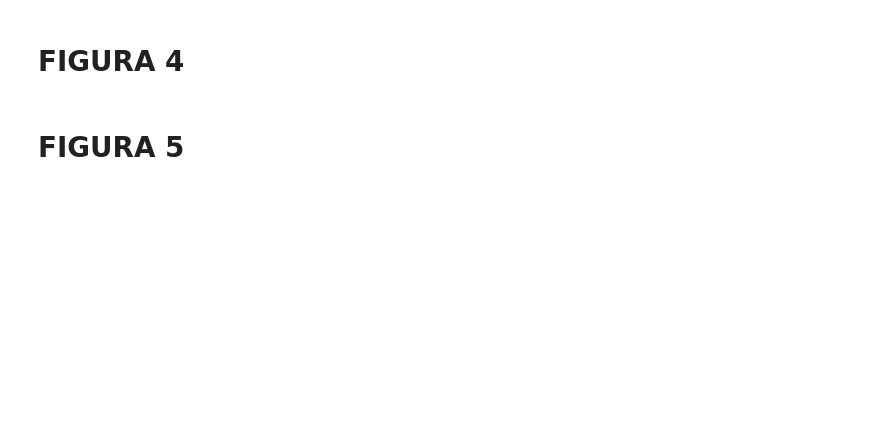
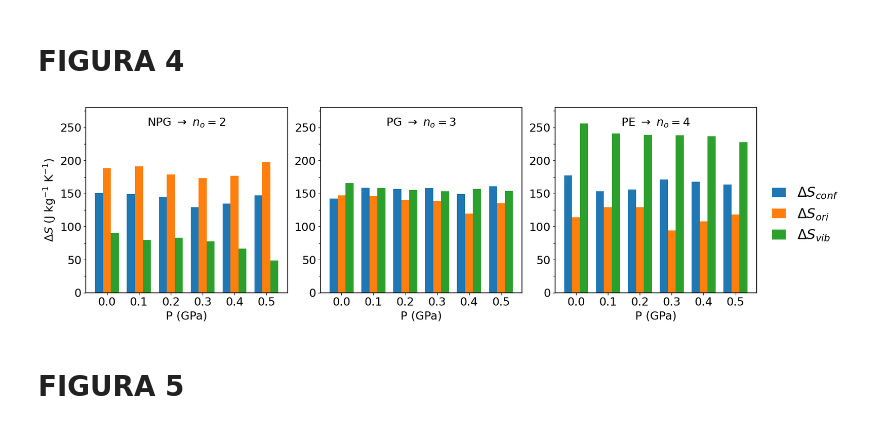
Before and after one commit to aressanu/ENTROPIES-25, a Jupyter notebook: grafics.ipynb, the cells around one changed output. Saved outputs shown, nothing was run; the diff lists cells and outputs as text; code cells hidden in the pictures; blank space fills up the shorter version.

```diff
--- a/grafics.ipynb
+++ b/grafics.ipynb
@@ -244,38 +218,40 @@ for idx, (ax, (material, vals)) in enumerate(zip(axes, data.items())):
     vib  = vals['vib']
 
     b1 = ax.bar(x - width, conf, width, color='#1f77b4', label=r'$\Delta S_{conf}$')
     b2 = ax.bar(x,         ori,  width, color='#ff7f0e', label=r'$\Delta S_{ori}$')
     b3 = ax.bar(x + width, vib,  width, color='#2ca02c', label=r'$\Delta S_{vib}$')
 
     ax.set_xlabel('P (GPa)', fontsize=18)
     if idx == 0:
         ax.set_ylabel(r'$\Delta S$ (J kg$^{-1}$ K$^{-1}$)', fontsize=18)
         legend_handles = [b1, b2, b3]
 
     ax.set_xticks(x)
     ax.set_xticklabels(pressures_labels, fontsize=18)
-    ax.set_ylim(0, 275)
+    ax.set_ylim(0, 280)
 
     ax.tick_params(axis='both', labelsize=18)
     ax.yaxis.set_major_locator(ticker.MultipleLocator(50))
     ax.yaxis.set_minor_locator(ticker.AutoMinorLocator(2))
     ax.tick_params(which='minor', length=3, width=1)
 
     for spine in ax.spines.values():
         spine.set_linewidth(1.2)
 
-    # Anotació central: nom i ponts d'hidrogen
     ax.text(0.5, 0.95,
-            f'{material}\n{hbonds[material]} O–H···O',
-            transform=ax.transAxes, fontsize=15, fontweight='bold',
+            f'$\\mathrm{{{material}}}$ $\\rightarrow$ $n_o = {hbonds[material]}$',
+            transform=ax.transAxes, fontsize=18,
             ha='center', va='top')
 
 fig.legend(handles=legend_handles,
            labels=[r'$\Delta S_{conf}$', r'$\Delta S_{ori}$', r'$\Delta S_{vib}$'],
-           loc='lower center', ncol=3, fontsize=16, bbox_to_anchor=(0.53, -0.1))
+           loc='center right', ncol=1, fontsize=22, bbox_to_anchor=(1.12, 0.5),
+           frameon=False, handlelength=1.0)
 plt.tight_layout()
 plt.savefig('/home/aressanuy/Desktop/doc/paper-npgpgpe/FIGURES/fig4.png', dpi=300, bbox_inches='tight')
 plt.show()
+# %% [output]
+[figure, added]
 # %% [markdown]
 # FIGURA 5
 # %%
```
Also changed, not shown: parts of 7 cells of this notebook, 1 other file.
